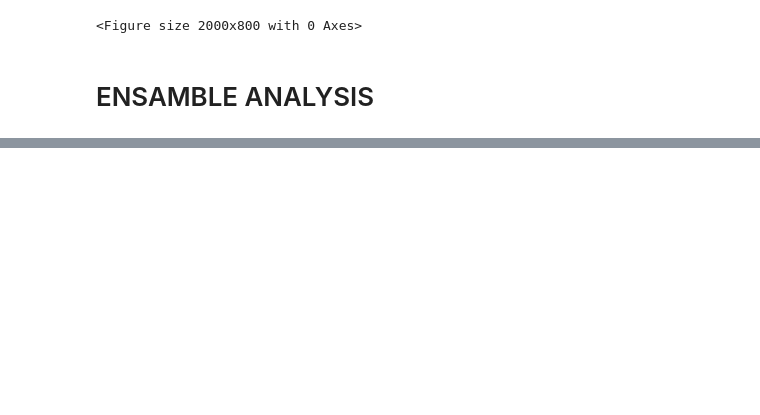
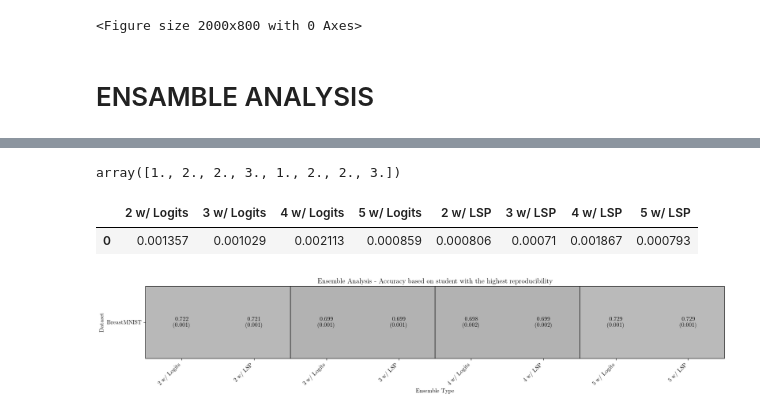
Before and after one commit to LorenzoStigliano/thesis-imperial, a Jupyter notebook: src/notebooks/study_MedMNIST_BreastMNIST.ipynb, the cells around one changed output, grey strips where cells are left out. Saved outputs shown, nothing was run; the diff lists cells and outputs as text; code cells hidden in the pictures; blank space fills up the shorter version.

```diff
--- a/src/notebooks/study_MedMNIST_BreastMNIST.ipynb
+++ b/src/notebooks/study_MedMNIST_BreastMNIST.ipynb
@@ -65,0 +854,5 @@ for view in [-1]:
+# %%
+index = df_best_student[:,0,:][:,2]
+index
+# %% [output]
+array([1., 2., 2., 3., 1., 2., 2., 3.])
@@ -65,0 +867,67 @@ for view in [-1]:
+# %%
+best_mean = pd.DataFrame(np.array(best_mean))
+best_var = pd.DataFrame(np.sqrt(np.array(best_var)))
+# %%
+best_mean= best_mean.T
+# %%
+best_var = best_var.T
+# %%
+# Define the new column labels
+new_labels = ['2 w/ Logits', '3 w/ Logits', '4 w/ Logits','5 w/ Logits', '2 w/ LSP', '3 w/ LSP', '4 w/ LSP',  '5 w/ LSP']
+# Rename the columns using the new labels
+best_mean.columns = new_labels
+best_var.columns = new_labels
+# Display the modified DataFrame
+best_var
+# %% [output]
+|  | 2 w/ Logits | 3 w/ Logits | 4 w/ Logits | 5 w/ Logits | 2 w/ LSP | 3 w/ LSP | 4 w/ LSP | 5 w/ LSP |
+| 0 | 0.001357 | 0.001029 | 0.002113 | 0.000859 | 0.000806 | 0.00071 | 0.001867 | 0.000793 |
+# %%
+import matplotlib.pyplot as plt
+import numpy as np
+
+# Change the order of the DataFrame columns
+column_order = [0, 4, 1, 5, 2, 6, 3, 7]
+df_ordered = best_mean.iloc[:, column_order]
+df_std_ordered = best_var.iloc[:, column_order]
+# Create a white heatmap with a grayscale colormap
+plt.imshow(df_ordered.values, cmap='gray', extent=[-0.5, df_ordered.shape[1] - 0.5, -0.5, df_ordered.shape[0] - 0.5], vmin=0, vmax=1)
+
+# Iterate over the DataFrame and highlight the maximum value for each pair in the "Average" row
+for i in range(df_ordered.shape[0]):
+    for j in range(df_ordered.shape[1]):
+        value = round(df_ordered.values[i, j], 3)  # Round to 3 significant figures
+        std = round(df_std_ordered.values[i, j], 3)  # Round standard deviation to 3 significant figures
+        if i == 4 and value in max_values:
+            plt.text(j, i, f'{value}\n({std})', ha='center', va='center', color='black', weight='bold')
+        else:
+            plt.text(j, i, f'{value}\n({std})', ha='center', va='center', color='black')
+
+
+# Add vertical lines spaced 2 cells apart
+for j in range(1, df_ordered.shape[1], 2):
+    plt.axvline(j + 0.5, color='black', linewidth=1)  # Add a vertical line in the middle of each pair
+
+
+plt.gca().invert_yaxis()  # Reverse the y-axis
+
+# Add custom labels to the y-axis
+labels = ['BreastMNIST']
+plt.yticks(range(df_ordered.shape[0]), labels)
+
+# Add custom labels to the x-axis
+x_ticks = ['2 w/ Logits', '2 w/ LSP', '3 w/ Logits', '3 w/ LSP','4 w/ Logits', '4 w/ LSP', '5 w/ Logits', '5 w/ LSP']
+plt.xticks(range(df_ordered.shape[1]), x_ticks, rotation=45, ha='right')
+
+# Add title and axis labels
+plt.title('Ensemble Analysis - Accuracy based on student with the highest reproducibility')
+plt.xlabel('Ensemble Type')
+plt.ylabel('Dataset')
+
+if not os.path.exists(SAVE_DIR_FIGS+"ensemble_results/"):
+    os.makedirs(SAVE_DIR_FIGS+"ensemble_results/")
+plt.savefig(SAVE_DIR_FIGS+"ensemble_results/"+'Ensemble Analysis - Accuracy based on student with the highest reproducibility'+".png", dpi=150,bbox_inches='tight')
+
+plt.show()
+# %% [output]
+[figure, added]
```
Also changed, not shown: parts of 29 cells of this notebook, 2 other files.
